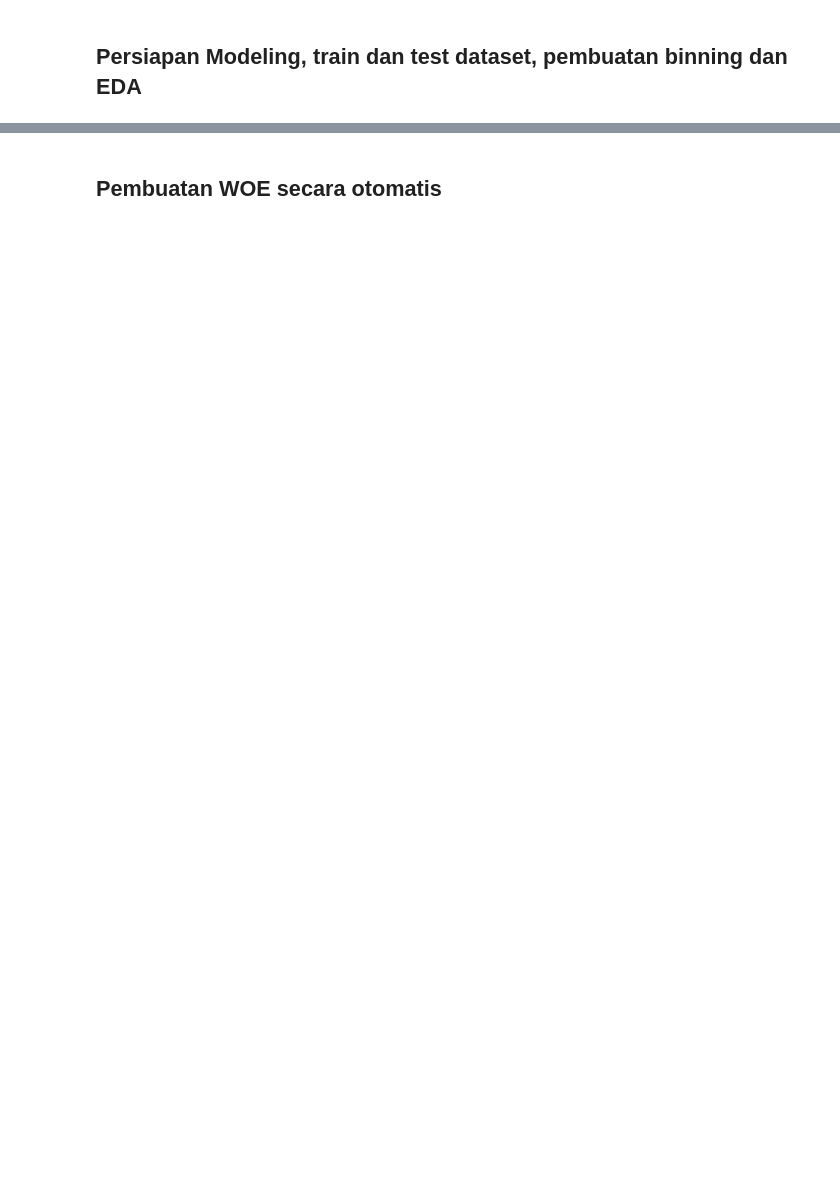
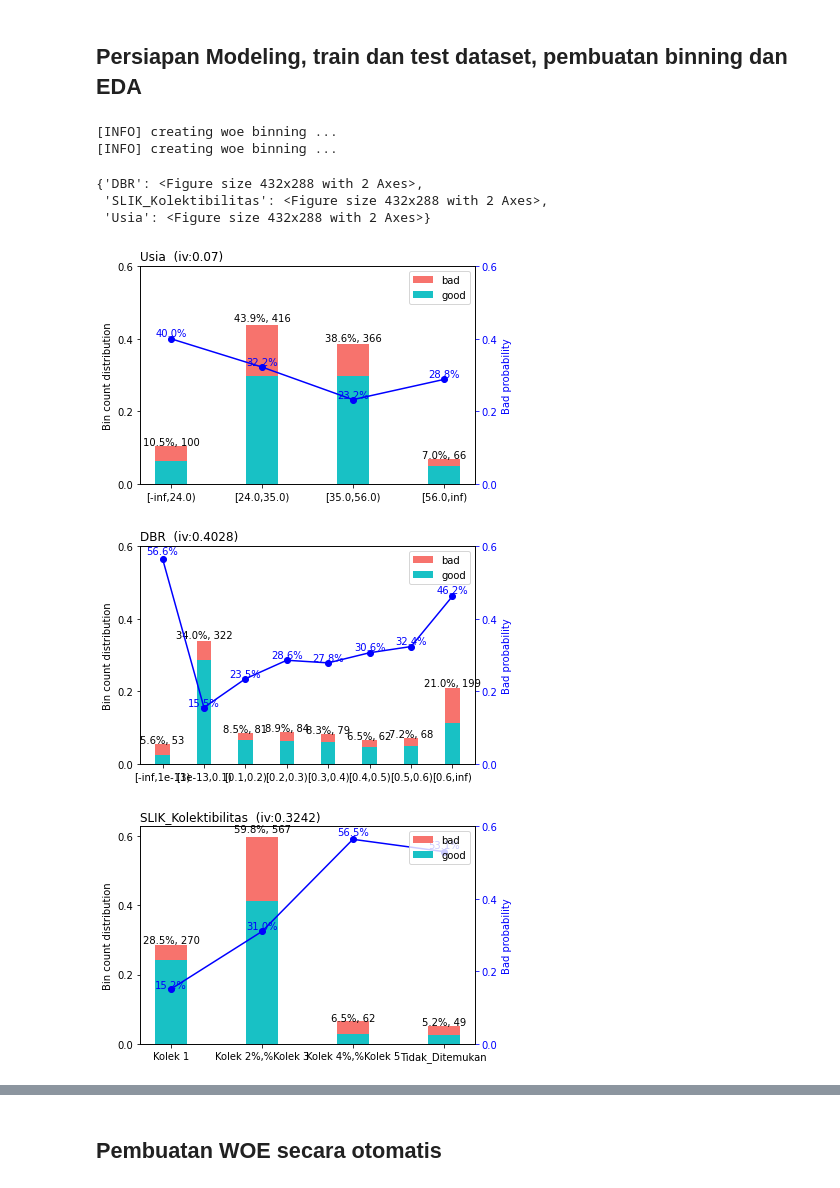
Before and after one commit to IndraLukasTjahaja/Digital_Credit_Risk, a Jupyter notebook: Bab_2_Model_Score_Kredit_dengan_Python.ipynb, the cells around one changed output, grey strips where cells are left out. Cells and saved outputs as stored; diff of their text form; code cells hidden in the pictures; blank space fills up the shorter version.

```diff
--- a/Bab_2_Model_Score_Kredit_dengan_Python.ipynb
+++ b/Bab_2_Model_Score_Kredit_dengan_Python.ipynb
@@ -1699,2 +1699,41 @@ files.download('df_test_scoring_manual.csv')
 # %% [markdown]
 ## Persiapan Modeling, train dan test dataset, pembuatan binning dan EDA
+# %%
+y = df_model.loc[:,'default']
+X = df_model.loc[:,df_model.columns != 'default']
+
+from sklearn.model_selection import train_test_split
+X_train, X_test, y_train, y_test = train_test_split(X, y, test_size=0.30, random_state=42)
+
+# Dalam bentuk dataframe lengkap
+df_train = pd.concat([X_train, y_train], axis = 1)
+df_test = pd.concat([X_test, y_test], axis = 1)
+
+# Menghapus indeks dari data yang telah dibuang
+df_train = df_train.reset_index(drop=True)
+df_test = df_test.reset_index(drop=True)
+
+# Credit Scoring using logistic regression with library scorecardpy
+import scorecardpy as scpy
+
+# Melakukan WOE binning
+bins = scpy.woebin(df_model, y = 'default')
+
+# Melakukan WOE binning dengan adjustment
+breaks_adj = {
+  'SLIK_Kolektibilitas': ['Kolek 1','Kolek 2%,%Kolek 3','Kolek 4%,%Kolek 5','Tidak_Ditemukan'],
+  'DBR': [0.0000000000001,0.1,0.2,0.3,0.4,0.5,0.6],
+  'Usia': [24,35,56]
+}
+bins_adj = scpy.woebin(df_model, y="default", breaks_list=breaks_adj)
+
+scpy.woebin_plot(bins_adj)
+# %% [output]
+[INFO] creating woe binning ...
+[INFO] creating woe binning ...
+{'DBR': <Figure size 432x288 with 2 Axes>,
+ 'SLIK_Kolektibilitas': <Figure size 432x288 with 2 Axes>,
+ 'Usia': <Figure size 432x288 with 2 Axes>}
+[figure, added]
+[figure, added]
+[figure, added]
```
Also changed, not shown: parts of 10 cells of this notebook.
